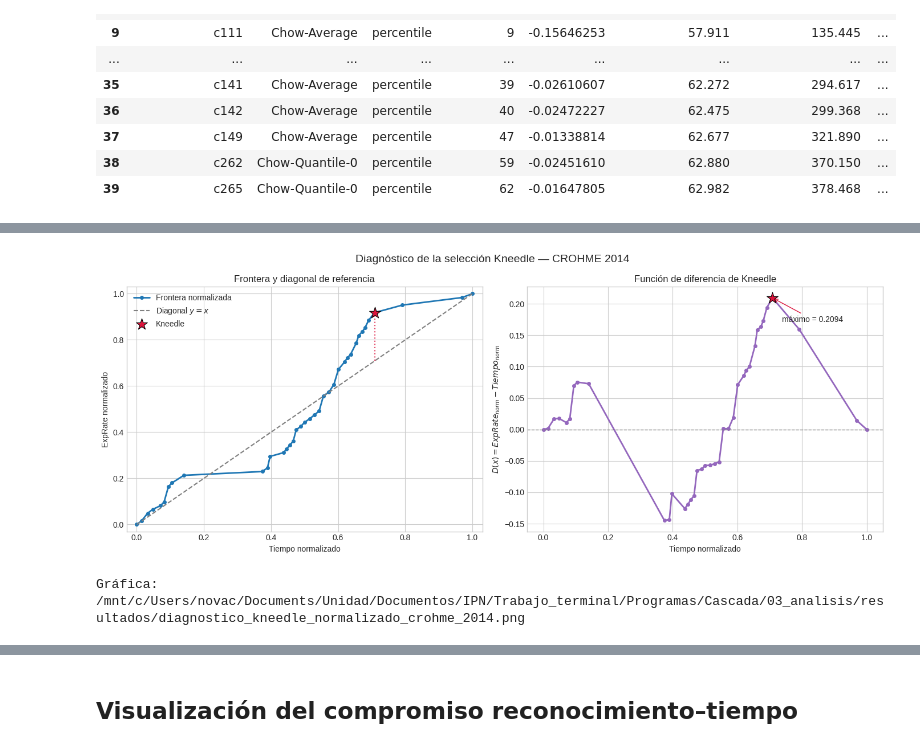
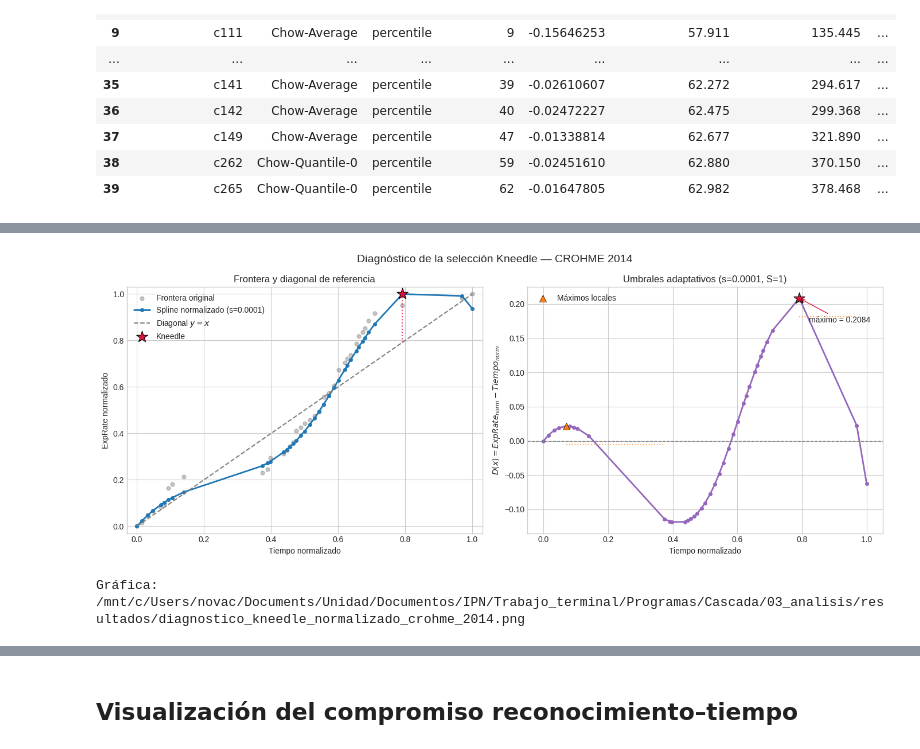
Before and after one commit to CarlossssMora/HMER-Cascade, a Jupyter notebook: Cascada/03_analisis/seleccion_umbral_pareto_kneedle_crohme_2014.ipynb, the cells around one changed output, grey strips where cells are left out. Saved outputs shown, nothing was run; the diff lists cells and outputs as text; code cells hidden in the pictures.

```diff
--- a/Cascada/03_analisis/seleccion_umbral_pareto_kneedle_crohme_2014.ipynb
+++ b/Cascada/03_analisis/seleccion_umbral_pareto_kneedle_crohme_2014.ipynb
@@ -27,6 +27,7 @@ import matplotlib.pyplot as plt
 import numpy as np
 import pandas as pd
 from IPython.display import display
+from scipy.interpolate import UnivariateSpline
 
 pd.set_option('display.max_columns', 30)
 pd.set_option('display.width', 180)
@@ -39,6 +40,10 @@ METRICS = {
 }
 PERCENTILES = np.arange(1, 100, dtype=int)
 EXPECTED_SAMPLES = 986
+KNEEDLE_S_VALUES = (0.0, 0.5, 1.0, 2.0, 3.0, 5.0)
+KNEEDLE_REFERENCE_S = 1.0
+KNEEDLE_SPLINE_S_VALUES = (0.0, 1e-6, 1e-5, 1e-4, 1e-3, 1e-2)
+KNEEDLE_REFERENCE_SPLINE_S = 1e-4
 # %% [markdown]
 ## Localización de entradas y salidas
 
@@ -362,12 +574,21 @@ diagnostic = kneedle_curve.sort_values('time_normalized').reset_index(drop=True)
 knee_x_norm = float(knee_point['time_normalized'])
 knee_y_norm = float(knee_point['exprate_normalized'])
 knee_difference = float(knee_point['kneedle_difference'])
+local_maxima = diagnostic.loc[diagnostic['is_local_maximum']]
+reference_diagnostics = kneedle_candidates.loc[
+    np.isclose(kneedle_candidates['spline_s'], KNEEDLE_REFERENCE_SPLINE_S)
+    & np.isclose(kneedle_candidates['sensitivity'], KNEEDLE_REFERENCE_S)
+].copy()
 
 fig, axes = plt.subplots(1, 2, figsize=(14, 5.5))
+axes[0].scatter(
+    diagnostic['time_normalized'], diagnostic['exprate_original_normalized'],
+    s=24, alpha=0.45, color='gray', label='Frontera original',
+)
 axes[0].plot(
     diagnostic['time_normalized'], diagnostic['exprate_normalized'],
     marker='o', markersize=4, linewidth=2, color='#1f77b4',
-    label='Frontera normalizada',
+    label=f'Spline normalizado (s={KNEEDLE_REFERENCE_SPLINE_S:g})',
 )
 axes[0].plot([0, 1], [0, 1], linestyle='--', color='gray', label='Diagonal $y=x$')
 axes[0].scatter(
@@ -380,33 +601,52 @@ axes[0].vlines(
 )
 axes[0].set_xlabel('Tiempo normalizado')
 axes[0].set_ylabel('ExpRate normalizado')
 axes[0].set_title('Frontera y diagonal de referencia')
 axes[0].set_xlim(-0.03, 1.03)
 axes[0].set_ylim(-0.03, 1.03)
 axes[0].legend()
 
 axes[1].plot(
     diagnostic['time_normalized'], diagnostic['kneedle_difference'],
     marker='o', markersize=4, linewidth=2, color='#9467bd',
 )
 axes[1].axhline(0, linestyle='--', color='gray', linewidth=1)
 axes[1].scatter(
+    local_maxima['time_normalized'], local_maxima['kneedle_difference'],
+    s=75, marker='^', color='#ff7f0e', edgecolor='black',
+    linewidth=0.5, zorder=4, label='Máximos locales',
+)
+for candidate in reference_diagnostics.itertuples(index=False):
+    start_x = float(diagnostic.iloc[int(candidate.curve_index)]['time_normalized'])
+    if np.isfinite(candidate.detection_index):
+        end_x = float(diagnostic.iloc[int(candidate.detection_index)]['time_normalized'])
+    else:
+        end_x = float(diagnostic['time_normalized'].iloc[-1])
+    axes[1].hlines(
+        candidate.adaptive_threshold, start_x, end_x,
+        colors='#ff7f0e', linestyles=':', linewidth=1.3, alpha=0.8,
+    )
+axes[1].scatter(
     [knee_x_norm], [knee_difference], s=220, marker='*',
     color='crimson', edgecolor='black', linewidth=0.8, zorder=5,
 )
 axes[1].annotate(
     f'máximo = {knee_difference:.4f}',
     xy=(knee_x_norm, knee_difference), xytext=(12, -30),
     textcoords='offset points', arrowprops={'arrowstyle': '->', 'color': 'crimson'},
 )
 axes[1].set_xlabel('Tiempo normalizado')
 axes[1].set_ylabel('$D(x)=ExpRate_{norm}-Tiempo_{norm}$')
-axes[1].set_title('Función de diferencia de Kneedle')
+axes[1].set_title(
+    f'Umbrales adaptativos (s={KNEEDLE_REFERENCE_SPLINE_S:g}, '
+    f'S={KNEEDLE_REFERENCE_S:g})'
+)
+axes[1].legend()
 fig.suptitle('Diagnóstico de la selección Kneedle — CROHME 2014', fontsize=14)
 fig.tight_layout()
 fig.savefig(OUTPUT_KNEEDLE_DIAGNOSTIC_FIG, dpi=180, bbox_inches='tight')
 plt.show()
 print('Gráfica:', OUTPUT_KNEEDLE_DIAGNOSTIC_FIG)
 # %% [output]
-[figure, old version]
+[figure, new version]
 Gráfica: /mnt/c/Users/novac/Documents/Unidad/Documentos/IPN/Trabajo_terminal/Programas/Cascada/03_analisis/resultados/diagnostico_kneedle_normalizado_crohme_2014.png
```
Also changed, not shown: parts of 13 cells of this notebook, 32 other files.
